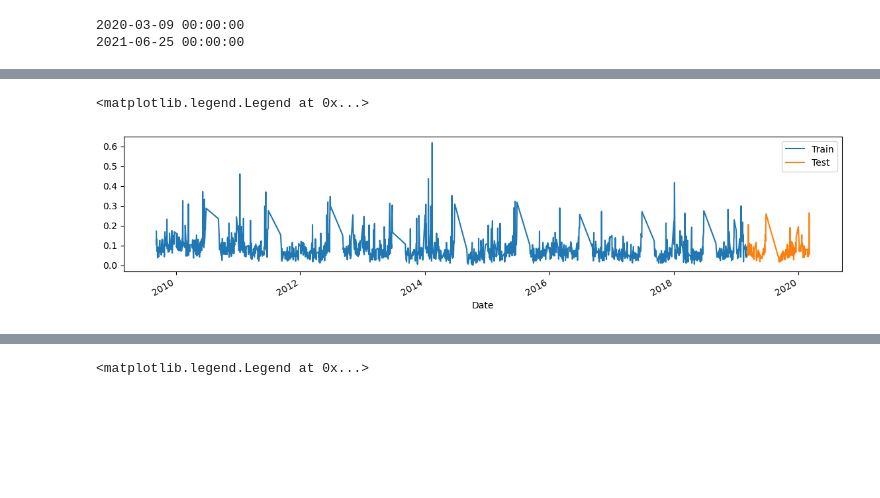
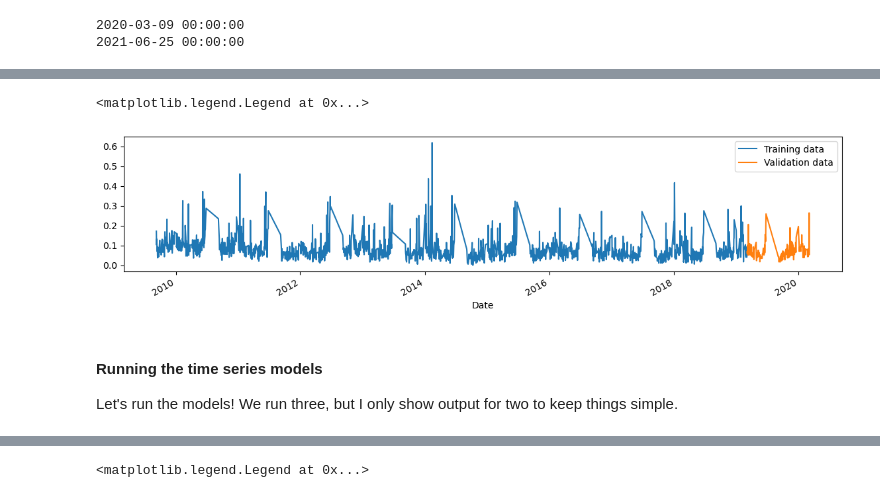
Before and after one commit to tarachiatovich/zero_to_ai_sdp_2025, a Jupyter notebook: zero_to_ai_time_series_forecasting.ipynb, the cells around one changed output, grey strips where cells are left out. Saved outputs shown, nothing was run; the diff lists cells and outputs as text; code cells hidden in the pictures; blank space fills up the shorter version.

Commit message:
fix: fix issues with dates for predictions on testing data, other sytlistic and documentation improvements

```diff
--- a/zero_to_ai_time_series_forecasting.ipynb
+++ b/zero_to_ai_time_series_forecasting.ipynb
@@ -195,7 +138,7 @@ train_end = data_1_school_for_ts.iloc[train_test_indices['train_fold_0'][-1]]['D
 
 # Do the same as above, but this time for our validation data
 val_start = data_1_school_for_ts.iloc[train_test_indices['test_fold_0'][0]]['Date']
-val_end = data_1_school_for_ts.iloc[train_test_indices[test_fold_0"][-1]]['Date']
+val_end = data_1_school_for_ts.iloc[train_test_indices['test_fold_0'][-1]]['Date']
 
 # Let's also get our "hold out"/"out of bag" data now so we'll be ready to see how
 # the model performs with unseen data
@@ -241,11 +171,16 @@ memory usage: 97.6+ KB
 # %%
+# Let's look at our measure of attendance, absence rate
 fig, ax = plt.subplots(figsize=(14, 3))
-data_1_school_for_ts['AbsenceRate'].loc[train_start:train_end].plot(ax=ax, label = "Train")
-data_1_school_for_ts['AbsenceRate'].loc[val_start: val_end].plot(ax=ax, label = "Test")
+data_1_school_for_ts['AbsenceRate'].loc[train_start:train_end].plot(ax=ax, label = "Training data")
+data_1_school_for_ts['AbsenceRate'].loc[val_start: val_end].plot(ax=ax, label = "Validation data")
 ax.legend()
 # %% [output]
 <matplotlib.legend.Legend at 0x...>
-[figure, old version]
+[figure, new version]
+# %% [markdown]
+#### Running the time series models
+
+Let's run the models! We run three, but I only show output for two to keep things simple.
 # %%
 # Source consulted when writing the code:
 # https://medium.com/@mouse3mic3/a-practical-guide-on-scikit-learn-for-time-series-forecasting-bbd15b611a5d
```
Also changed, not shown: parts of 24 cells of this notebook.
